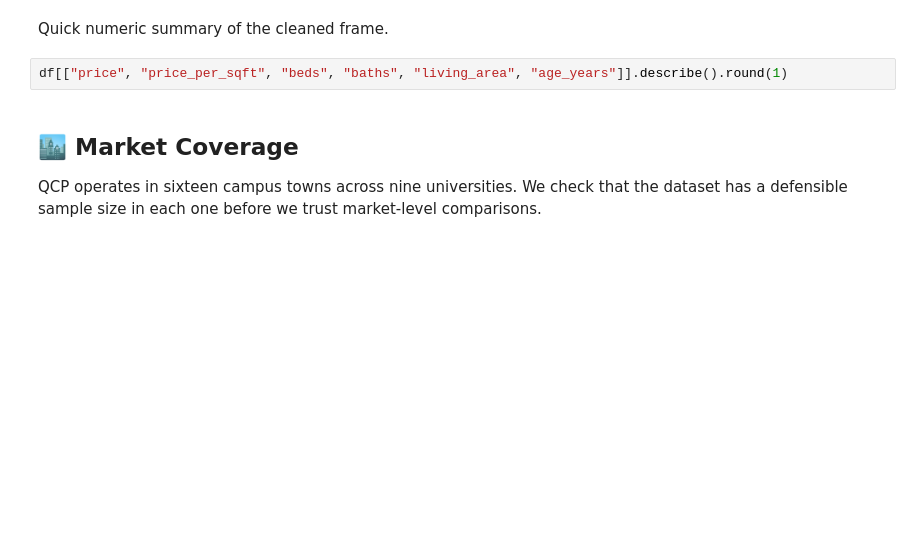
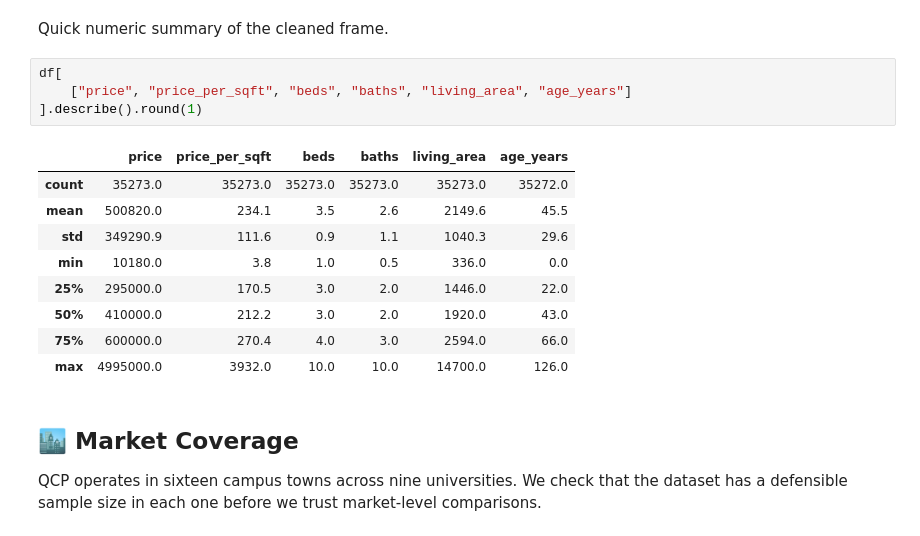
Before and after one commit to bdi593/textbook, a Jupyter notebook: content/campustown-zillow-listings/part-1-eda-and-visualizations.ipynb, the cells around one changed output. Cells and saved outputs as stored; diff of their text form; blank space fills up the shorter version.

```diff
--- a/content/campustown-zillow-listings/part-1-eda-and-visualizations.ipynb
+++ b/content/campustown-zillow-listings/part-1-eda-and-visualizations.ipynb
@@ -170,7 +238,19 @@ df["campus"].value_counts().to_frame("listings")
 # %% [markdown]
 Quick numeric summary of the cleaned frame.
 # %%
-df[["price", "price_per_sqft", "beds", "baths", "living_area", "age_years"]].describe().round(1)
+df[
+    ["price", "price_per_sqft", "beds", "baths", "living_area", "age_years"]
+].describe().round(1)
+# %% [output]
+|  | price | price_per_sqft | beds | baths | living_area | age_years |
+| count | 35273.0 | 35273.0 | 35273.0 | 35273.0 | 35273.0 | 35272.0 |
+| mean | 500820.0 | 234.1 | 3.5 | 2.6 | 2149.6 | 45.5 |
+| std | 349290.9 | 111.6 | 0.9 | 1.1 | 1040.3 | 29.6 |
+| min | 10180.0 | 3.8 | 1.0 | 0.5 | 336.0 | 0.0 |
+| 25% | 295000.0 | 170.5 | 3.0 | 2.0 | 1446.0 | 22.0 |
+| 50% | 410000.0 | 212.2 | 3.0 | 2.0 | 1920.0 | 43.0 |
+| 75% | 600000.0 | 270.4 | 4.0 | 3.0 | 2594.0 | 66.0 |
+| max | 4995000.0 | 3932.0 | 10.0 | 10.0 | 14700.0 | 126.0 |
 # %% [markdown]
 ## 🏙️ Market Coverage
 
```
Also changed, not shown: parts of 19 cells of this notebook, 6 other files.
